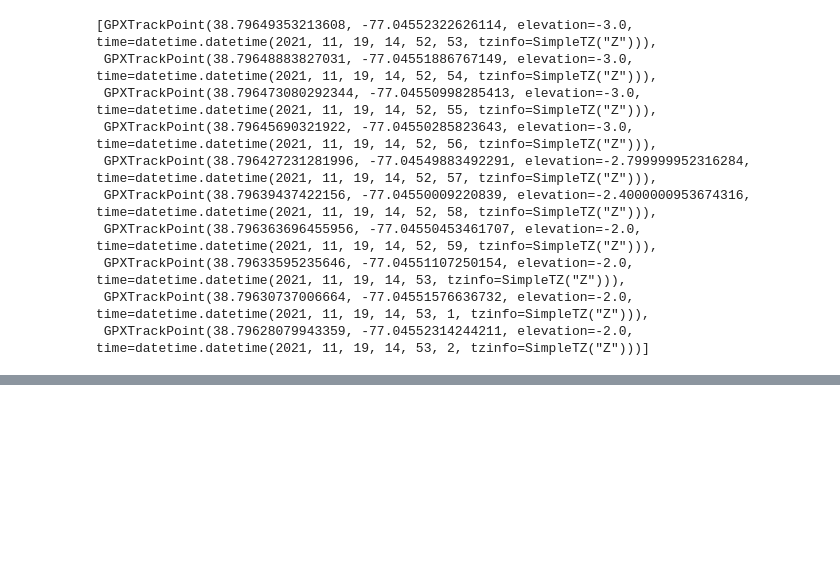
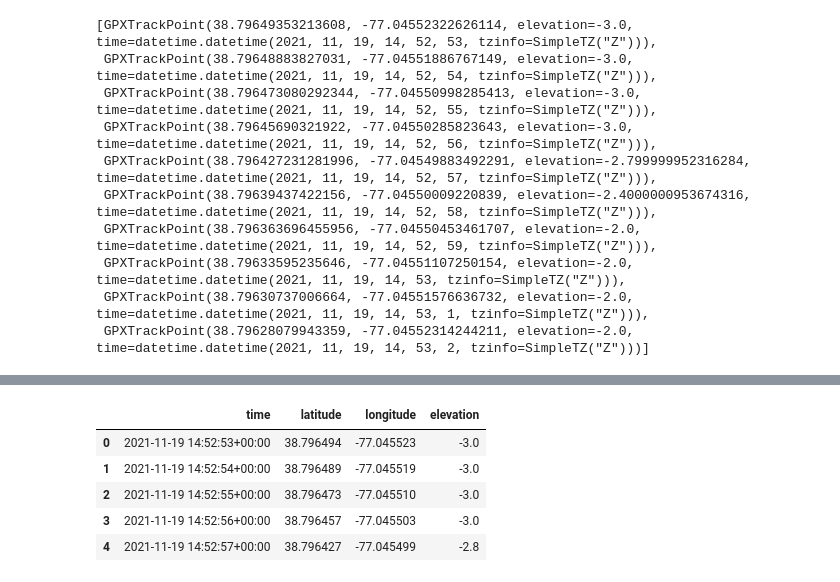
Before and after one commit to lrhf97/gpx_analysis, a Jupyter notebook: route_analysis.ipynb, the cells around one changed output, grey strips where cells are left out. Cells and saved outputs as stored; diff of their text form; code cells hidden in the pictures; blank space fills up the shorter version.

```diff
--- a/route_analysis.ipynb
+++ b/route_analysis.ipynb
@@ -54,0 +82,10 @@ loop2gpx.tracks[0].segments[0].points[:10]
+# %%
+route_2loop_df = pd.DataFrame(route_info)
+route_2loop_df.head()
+# %% [output]
+|  | time | latitude | longitude | elevation |
+| 0 | 2021-11-19 14:52:53+00:00 | 38.796494 | -77.045523 | -3.0 |
+| 1 | 2021-11-19 14:52:54+00:00 | 38.796489 | -77.045519 | -3.0 |
+| 2 | 2021-11-19 14:52:55+00:00 | 38.796473 | -77.045510 | -3.0 |
+| 3 | 2021-11-19 14:52:56+00:00 | 38.796457 | -77.045503 | -3.0 |
+| 4 | 2021-11-19 14:52:57+00:00 | 38.796427 | -77.045499 | -2.8 |
```
Also changed, not shown: parts of 4 cells of this notebook, 1 other file.
